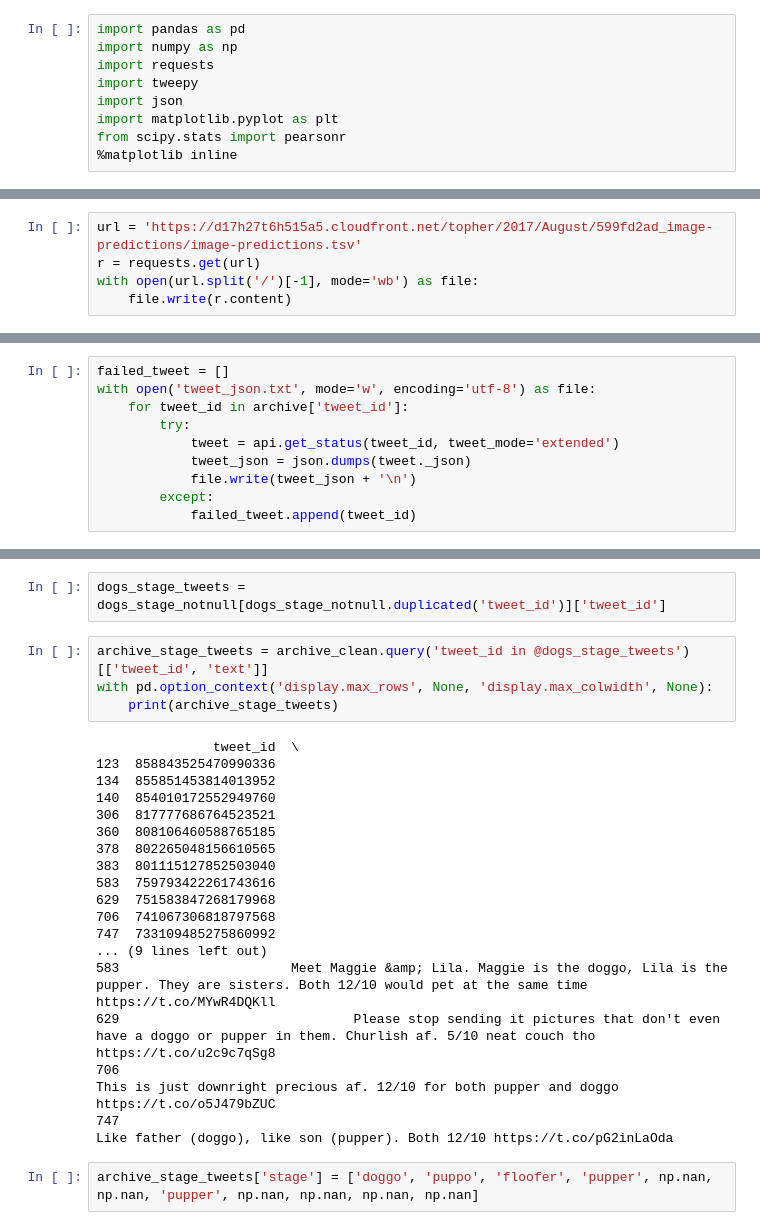
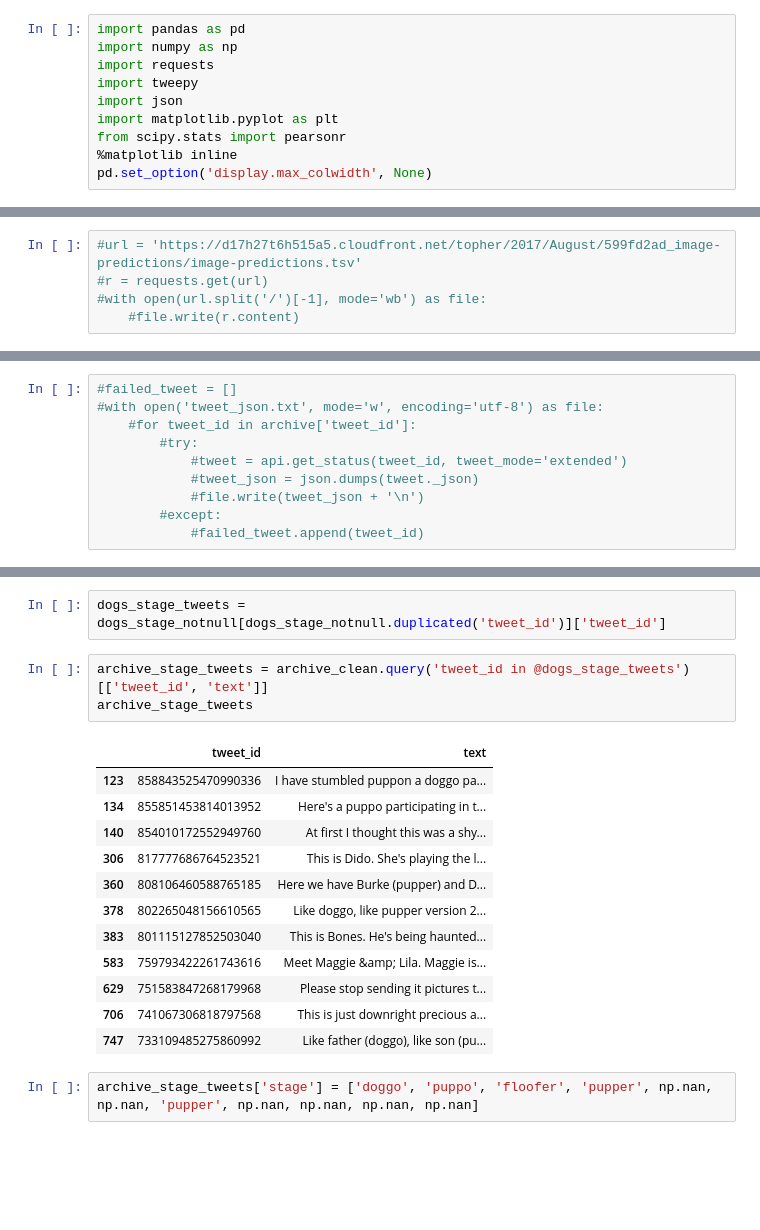
Before and after one commit to evanchen13/weratedogs, a Jupyter notebook: wrangle_act.ipynb, the cells around one changed output, grey strips where cells are left out. Drawn from its saved outputs; the diff is of its cells as text; blank space fills up the shorter version.

Commit message:
refactor: Add pd.set_option()
Use pd.set_option() at the beginning of the Jupyter notebook to eliminate using pd.option_context() multiple times later.

```diff
--- a/wrangle_act.ipynb
+++ b/wrangle_act.ipynb
@@ -38,6 +38,7 @@ import json
 import matplotlib.pyplot as plt
 from scipy.stats import pearsonr
 %matplotlib inline
+pd.set_option('display.max_colwidth', None)
 # %% [markdown]
 <a id='gather'></a>
 ## Gather
@@ -48,10 +49,10 @@ archive = pd.read_csv('twitter-archive-enhanced.csv')
 # %% [markdown]
 The second dataset, which has the image predictions, is located at a URL provided by Udacity. I will use this URL to download the data and read it into a dataframe programatically.
 # %%
-url = 'https://d17h27t6h515a5.cloudfront.net/topher/2017/August/599fd2ad_image-predictions/image-predictions.tsv'
-r = requests.get(url)
-with open(url.split('/')[-1], mode='wb') as file:
-    file.write(r.content)
+#url = 'https://d17h27t6h515a5.cloudfront.net/topher/2017/August/599fd2ad_image-predictions/image-predictions.tsv'
+#r = requests.get(url)
+#with open(url.split('/')[-1], mode='wb') as file:
+    #file.write(r.content)
 # %%
 predictions = pd.read_csv('image-predictions.tsv', sep='\t')
 # %% [markdown]
@@ -67,13 +68,13 @@ api = tweepy.API(auth, wait_on_rate_limit=True, wait_on_rate_limit_notify=True)
 # %%
-failed_tweet = []
-with open('tweet_json.txt', mode='w', encoding='utf-8') as file:
-    for tweet_id in archive['tweet_id']:
-        try:
-            tweet = api.get_status(tweet_id, tweet_mode='extended')
-            tweet_json = json.dumps(tweet._json)
-            file.write(tweet_json + '\n')
-        except:
-            failed_tweet.append(tweet_id)
+#failed_tweet = []
+#with open('tweet_json.txt', mode='w', encoding='utf-8') as file:
+    #for tweet_id in archive['tweet_id']:
+        #try:
+            #tweet = api.get_status(tweet_id, tweet_mode='extended')
+            #tweet_json = json.dumps(tweet._json)
+            #file.write(tweet_json + '\n')
+        #except:
+            #failed_tweet.append(tweet_id)
 # %%
 df_list = []
 with open('tweet_json.txt', mode='r', encoding='utf-8') as file:
@@ -1257,26 +1252,20 @@ sum(dogs_stage_notnull.duplicated('tweet_id'))
 dogs_stage_tweets = dogs_stage_notnull[dogs_stage_notnull.duplicated('tweet_id')]['tweet_id']
 # %%
 archive_stage_tweets = archive_clean.query('tweet_id in @dogs_stage_tweets')[['tweet_id', 'text']]
-with pd.option_context('display.max_rows', None, 'display.max_colwidth', None):
-    print(archive_stage_tweets)
+archive_stage_tweets
 # %% [output]
-               tweet_id  \
-123  858843525470990336
-134  855851453814013952
-140  854010172552949760
-306  817777686764523521
-360  808106460588765185
-378  802265048156610565
-383  801115127852503040
-583  759793422261743616
-629  751583847268179968
-706  741067306818797568
-747  733109485275860992
-... (9 lines left out)
-583                      Meet Maggie &amp; Lila. Maggie is the doggo, Lila is the pupper. They are sisters. Both 12/10 would pet at the same time https://t.co/MYwR4DQKll
-629                              Please stop sending it pictures that don't even have a doggo or pupper in them. Churlish af. 5/10 neat couch tho https://t.co/u2c9c7qSg8
-706                                                                           This is just downright precious af. 12/10 for both pupper and doggo https://t.co/o5J479bZUC
-747                                                                                            Like father (doggo), like son (pupper). Both 12/10 https://t.co/pG2inLaOda
+|  | tweet_id | text |
+| 123 | 858843525470990336 | I have stumbled puppon a doggo pa... |
+| 134 | 855851453814013952 | Here's a puppo participating in t... |
+| 140 | 854010172552949760 | At first I thought this was a shy... |
+| 306 | 817777686764523521 | This is Dido. She's playing the l... |
+| 360 | 808106460588765185 | Here we have Burke (pupper) and D... |
+| 378 | 802265048156610565 | Like doggo, like pupper version 2... |
+| 383 | 801115127852503040 | This is Bones. He's being haunted... |
+| 583 | 759793422261743616 | Meet Maggie &amp; Lila. Maggie is... |
+| 629 | 751583847268179968 | Please stop sending it pictures t... |
+| 706 | 741067306818797568 | This is just downright precious a... |
+| 747 | 733109485275860992 | Like father (doggo), like son (pu... |
 # %%
 archive_stage_tweets['stage'] = ['doggo', 'puppo', 'floofer', 'pupper', np.nan, np.nan, 'pupper', np.nan, np.nan, np.nan, np.nan]
 # %%
```
Also changed, not shown: parts of 23 cells of this notebook.
